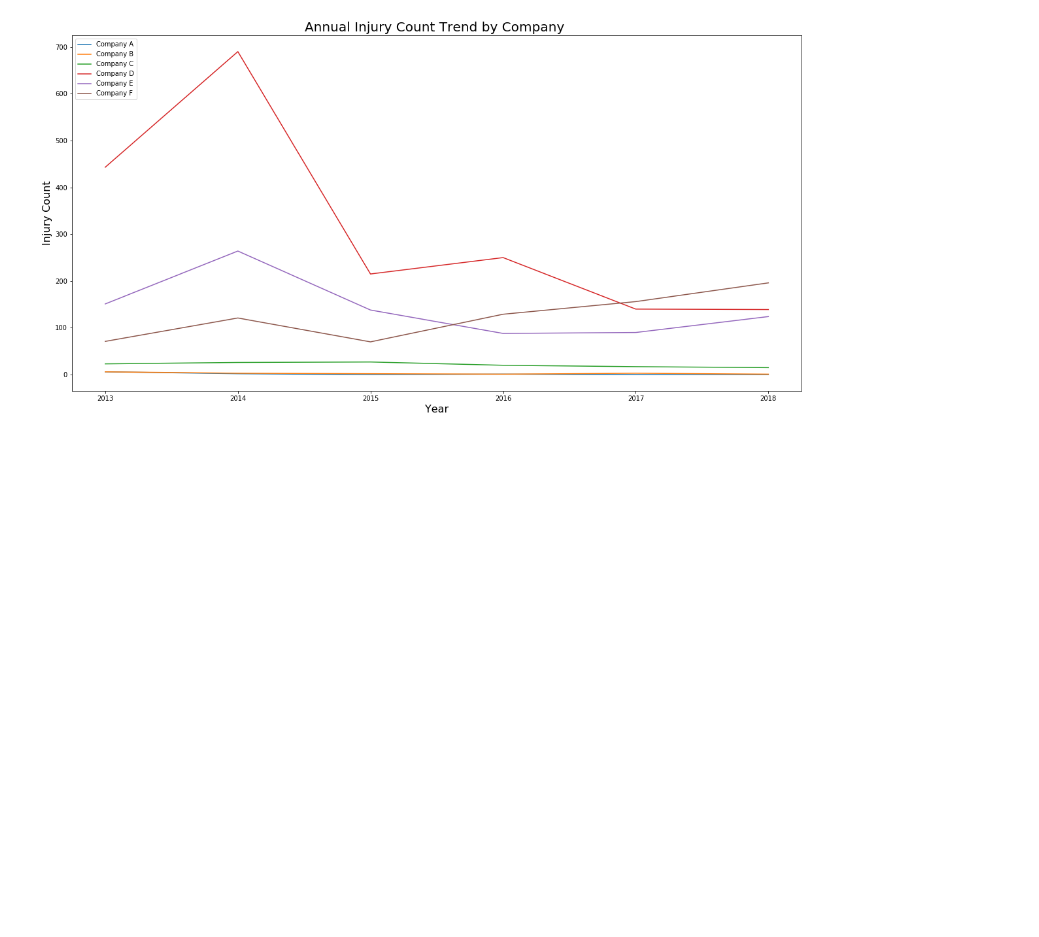
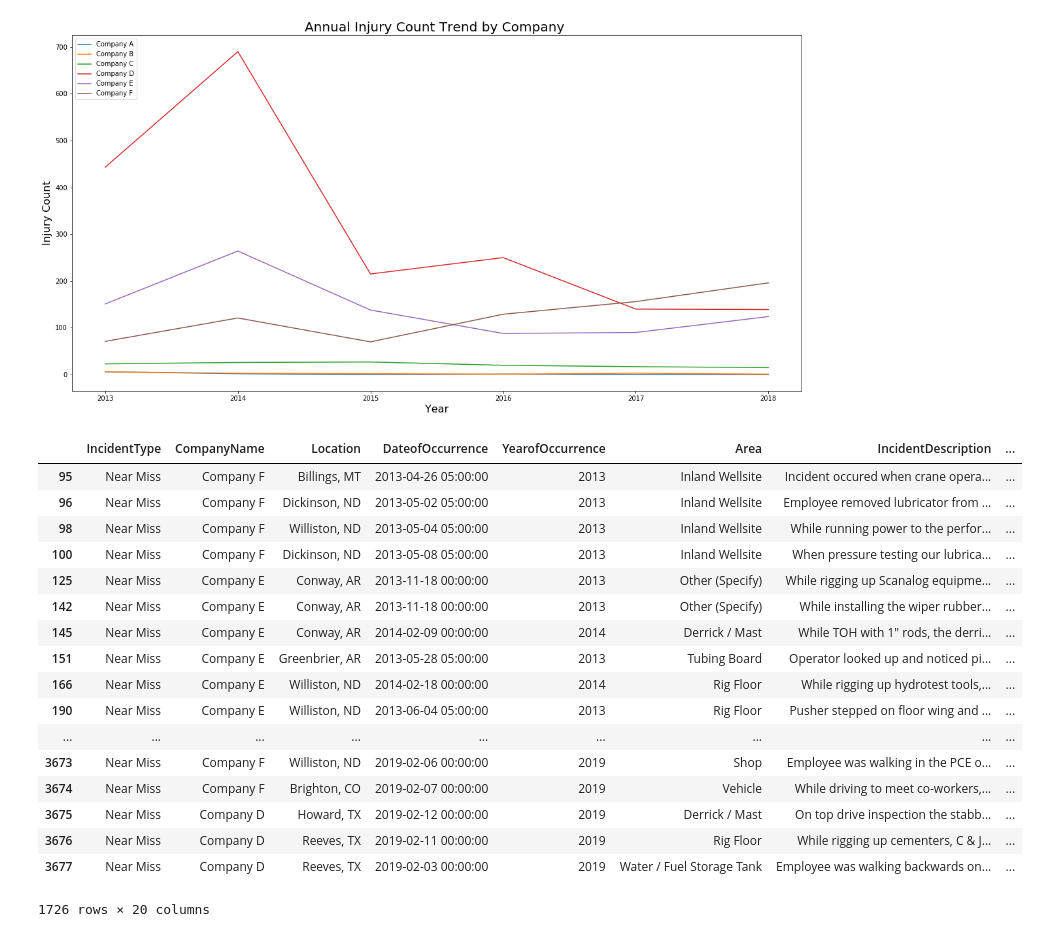
Before and after one commit to ist719-finalproject/FinalProject, a Jupyter notebook: IST718 Project - Kim,TS,Brandon,Amanda (1).ipynb, the cells around one changed output. Saved outputs shown, nothing was run; the diff lists cells and outputs as text; code cells hidden in the pictures; blank space fills up the shorter version.

```diff
--- a/IST718 Project - Kim,TS,Brandon,Amanda (1).ipynb
+++ b/IST718 Project - Kim,TS,Brandon,Amanda (1).ipynb
@@ -119,3 +146,26 @@ plt.ylabel('Injury Count', fontsize=16)
 plt.show()
 # %% [output]
 [figure]
+# %%
+#separate Incident and near miss
+nm = incidentsDF[incidentsDF['IncidentType'] == "Near Miss"]
+nm
+# %% [output]
+|  | IncidentType | CompanyName | Location | DateofOccurrence | YearofOccurrence | Area | IncidentDescription | ... |
+| 95 | Near Miss | Company F | Billings, MT | 2013-04-26 05:00:00 | 2013 | Inland Wellsite | Incident occured when crane opera... | ... |
+| 96 | Near Miss | Company F | Dickinson, ND | 2013-05-02 05:00:00 | 2013 | Inland Wellsite | Employee removed lubricator from ... | ... |
+| 98 | Near Miss | Company F | Williston, ND | 2013-05-04 05:00:00 | 2013 | Inland Wellsite | While running power to the perfor... | ... |
+| 100 | Near Miss | Company F | Dickinson, ND | 2013-05-08 05:00:00 | 2013 | Inland Wellsite | When pressure testing our lubrica... | ... |
+| 125 | Near Miss | Company E | Conway, AR | 2013-11-18 00:00:00 | 2013 | Other (Specify) | While rigging up Scanalog equipme... | ... |
+| 142 | Near Miss | Company E | Conway, AR | 2013-11-18 00:00:00 | 2013 | Other (Specify) | While installing the wiper rubber... | ... |
+| 145 | Near Miss | Company E | Conway, AR | 2014-02-09 00:00:00 | 2014 | Derrick / Mast | While TOH with 1" rods, the derri... | ... |
+| 151 | Near Miss | Company E | Greenbrier, AR | 2013-05-28 05:00:00 | 2013 | Tubing Board | Operator looked up and noticed pi... | ... |
+| 166 | Near Miss | Company E | Williston, ND | 2014-02-18 00:00:00 | 2014 | Rig Floor | While rigging up hydrotest tools,... | ... |
+| 190 | Near Miss | Company E | Williston, ND | 2013-06-04 05:00:00 | 2013 | Rig Floor | Pusher stepped on floor wing and ... | ... |
+| ... | ... | ... | ... | ... | ... | ... | ... | ... |
+| 3673 | Near Miss | Company F | Williston, ND | 2019-02-06 00:00:00 | 2019 | Shop | Employee was walking in the PCE o... | ... |
+| 3674 | Near Miss | Company F | Brighton, CO | 2019-02-07 00:00:00 | 2019 | Vehicle | While driving to meet co-workers,... | ... |
+| 3675 | Near Miss | Company D | Howard, TX | 2019-02-12 00:00:00 | 2019 | Derrick / Mast | On top drive inspection the stabb... | ... |
+| 3676 | Near Miss | Company D | Reeves, TX | 2019-02-11 00:00:00 | 2019 | Rig Floor | While rigging up cementers, C & J... | ... |
+| 3677 | Near Miss | Company D | Reeves, TX | 2019-02-03 00:00:00 | 2019 | Water / Fuel Storage Tank | Employee was walking backwards on... | ... |
+1726 rows × 20 columns
```
Also changed, not shown: parts of 11 cells of this notebook.
